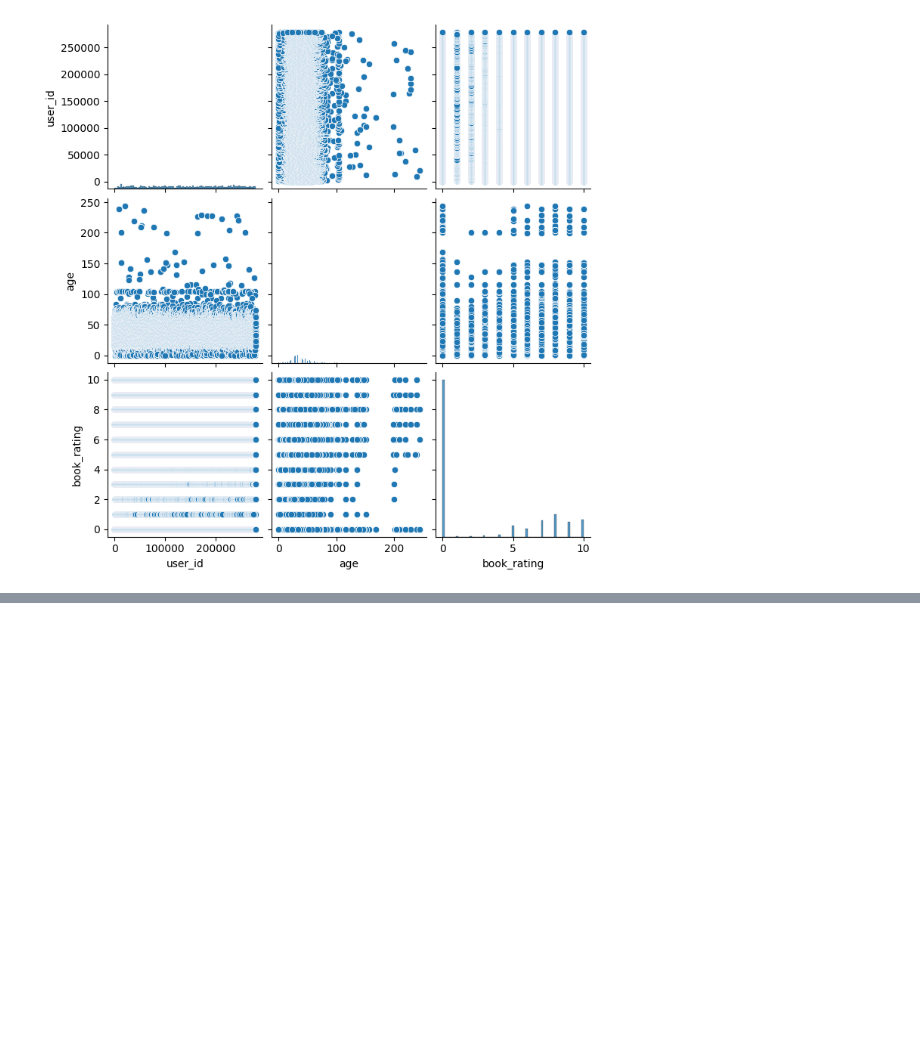
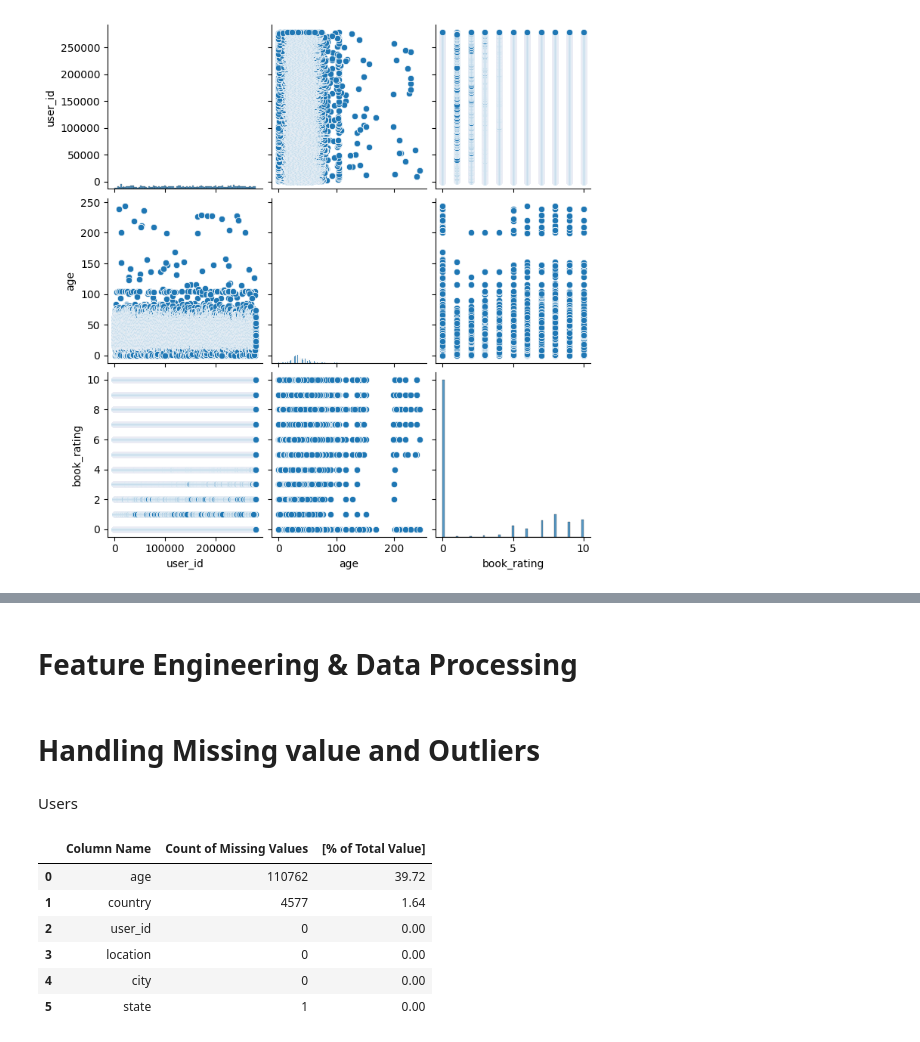
Before and after one commit to Gautamadarshi/Book-Recommendation-System, a Jupyter notebook: Book_Recommendendation_System.ipynb, the cells around one changed output, grey strips where cells are left out. Drawn from its saved outputs; the diff is of its cells as text; code cells hidden in the pictures; blank space fills up the shorter version.

```diff
--- a/Book_Recommendendation_System.ipynb
+++ b/Book_Recommendendation_System.ipynb
@@ -764,0 +774,16 @@ plt.show()
+# %% [markdown]
+# **Feature Engineering & Data Processing**
+# %% [markdown]
+# Handling Missing value and Outliers
+# %% [markdown]
+Users
+# %%
+missing_values (users)
+# %% [output]
+|  | Column Name | Count of Missing Values | [% of Total Value] |
+| 0 | age | 110762 | 39.72 |
+| 1 | country | 4577 | 1.64 |
+| 2 | user_id | 0 | 0.00 |
+| 3 | location | 0 | 0.00 |
+| 4 | city | 0 | 0.00 |
+| 5 | state | 1 | 0.00 |
```
Also changed, not shown: parts of 13 cells of this notebook.
